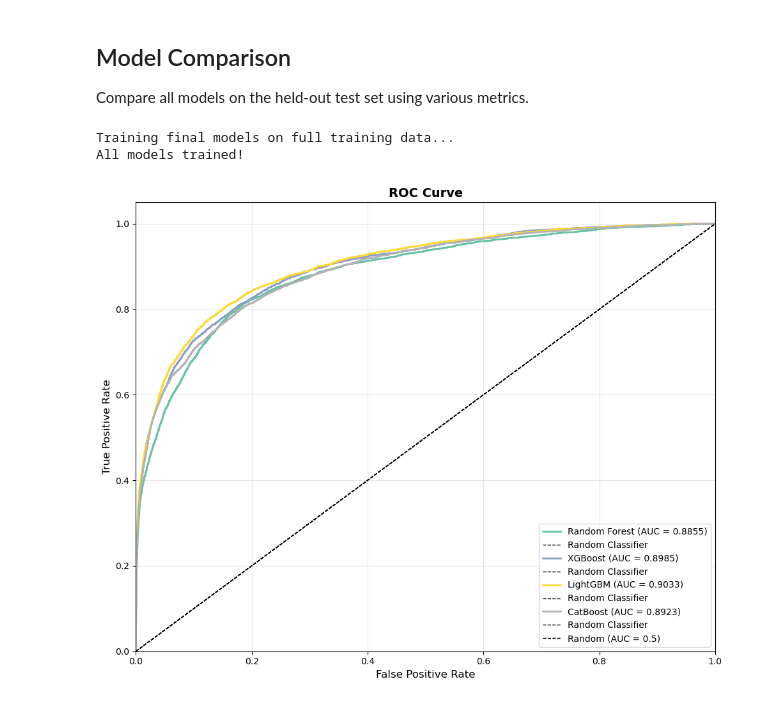
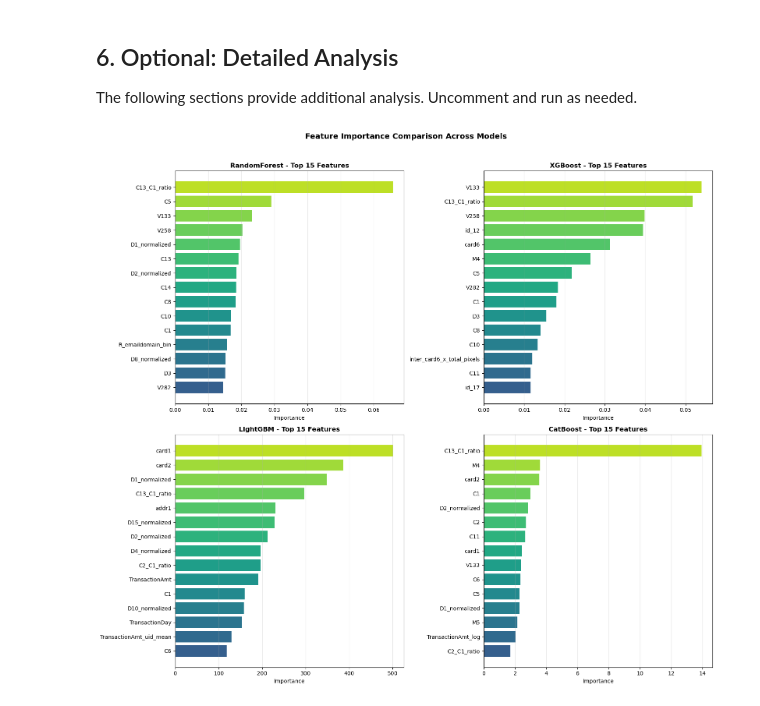
Before and after one commit to abdulkadirt/Fraud_Detection, a Jupyter notebook: notebooks/modeling.ipynb, the cells around one changed output. Saved outputs shown, nothing was run; the diff lists cells and outputs as text; code cells hidden in the pictures.

```diff
--- a/notebooks/modeling.ipynb
+++ b/notebooks/modeling.ipynb
@@ -366,52 +441,52 @@ Out-of-Fold AUC: 0.9196
 # %% [markdown]
-## Model Comparison
+## 6. Optional: Detailed Analysis
 
-Compare all models on the held-out test set using various metrics.
+The following sections provide additional analysis. Uncomment and run as needed.
 # %%
 # =============================================================================
-# Train Final Models on Full Training Data
+# [OPTIONAL] Full Evaluation Report for Best Model
 # =============================================================================
+# Uncomment below to run detailed evaluation with confusion matrix,
+# precision-recall curve, and optimal threshold analysis
 
-# Train all models on full training set
-print("Training final models on full training data...")
+# best_model_name = comparison_df.iloc[0]['Model']
+# best_probs = test_predictions[best_model_name]
 
-# # Logistic Regression (needs scaled data)
-# lr_model.fit(X_train_scaled, y_train)
-# lr_probs = lr_model.predict_proba(X_test_scaled)[:, 1]
-
-# Random Forest
-rf_model.fit(X_train, y_train)
-rf_probs = rf_model.predict_proba(X_test)[:, 1]
-
-# XGBoost
-xgb_model.fit(X_train, y_train)
-xgb_probs = xgb_model.predict_proba(X_test)[:, 1]
-
-# LightGBM
-lgb_model.fit(X_train, y_train)
-lgb_probs = lgb_model.predict_proba(X_test)[:, 1]
-
-# CatBoost
-cat_model.fit(X_train , y_train)
-cat_probs = cat_model.predict_proba(X_test)[:, 1]
-
-print("All models trained!")
+# print(f"Full evaluation for: {best_model_name}")
+# report = full_evaluation_report(y_test, best_probs, model_name=best_model_name)
-# %% [output]
-Training final models on full training data...
-All models trained!
 # %%
-# Compare ROC curves
-predictions = {
-    # 'Logistic Regression': lr_probs,
-    'Random Forest': rf_probs,
-    'XGBoost': xgb_probs,
-    'LightGBM': lgb_probs
-}
+# =============================================================================
+# Feature Importance Comparison (All 4 Base Models)
+# =============================================================================
+fig, axes = plt.subplots(2, 2, figsize=(16, 14))
+axes = axes.flatten()
 
-# Add CatBoost if trained
-predictions['CatBoost'] = cat_probs
+for idx, (model_name, model_list) in enumerate(trained_models.items()):
+    ax = axes[idx]
+    model = model_list[-1]  # Last fold model
 
-auc_comparison = compare_roc_curves(y_test, predictions)
+    # Get feature importances
+    if hasattr(model, 'feature_importances_'):
+        importances = model.feature_importances_
+    elif hasattr(model, 'get_feature_importance'):
+        importances = model.get_feature_importance()
+
+    # Create DataFrame and sort
+    importance_df = pd.DataFrame({
+        'Feature': filtered_features,
+        'Importance': importances
+    }).sort_values('Importance', ascending=True).tail(15)  # Top 15
+
+    # Plot horizontal bar
+    colors = plt.cm.viridis(np.linspace(0.3, 0.9, len(importance_df)))
+    ax.barh(importance_df['Feature'], importance_df['Importance'], color=colors)
+    ax.set_xlabel('Importance')
+    ax.set_title(f'{model_name} - Top 15 Features', fontsize=12, fontweight='bold')
+    ax.grid(axis='x', alpha=0.3)
+
+plt.suptitle('Feature Importance Comparison Across Models', fontsize=14, fontweight='bold', y=1.02)
+plt.tight_layout()
+plt.show()
 # %% [output]
-[figure, old version]
+[figure, new version]
 # %%
```
Also changed, not shown: parts of 23 cells of this notebook, 8 other files.
